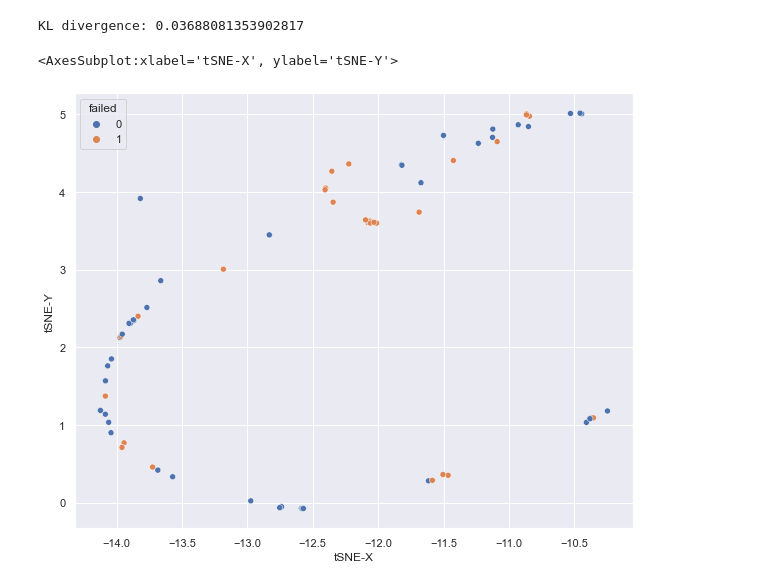
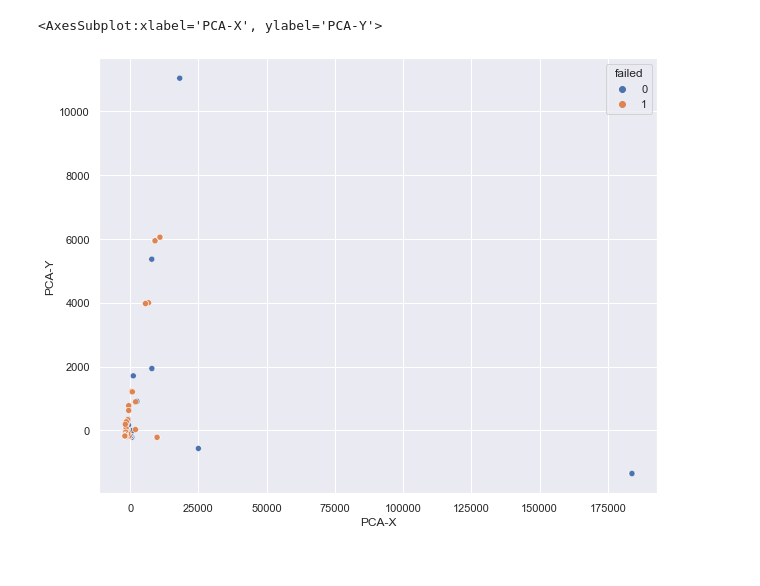
Before and after one commit to vipin-bs/predictive-testing, a Jupyter notebook: resources/ptesting_spark_model.ipynb, the cells around one changed output. Drawn from its saved outputs; the diff is of its cells as text; code cells hidden in the pictures.

```diff
--- a/resources/ptesting_spark_model.ipynb
+++ b/resources/ptesting_spark_model.ipynb
@@ -216,10 +209,0 @@ columns_selected = columns_correlated[0:6]
-# %%
-from sklearn.decomposition import PCA
-pca = PCA(n_components=2)
-_X = pca.fit_transform(X[columns_selected])
-_X = pd.DataFrame({'PCA-X': _X[:, 0], 'PCA-Y': _X[:, 1], 'failed': y})
-
-import matplotlib.pyplot as plt
-import seaborn as sns
-fig = plt.figure(figsize=(10, 8))
-sns.scatterplot(data=_X, x='PCA-X', y='PCA-Y', hue='failed', ax=fig.gca())
@@ -229,18 +210,18 @@ sns.scatterplot(data=_X, x='PCA-X', y='PCA-Y', hue='failed', ax=fig.gca())
-# %%
-# One of non-linear embedding in sklearn
-from sklearn.manifold import TSNE
-
-tsne = TSNE(n_components=2, random_state=0, perplexity=50, n_iter=1000)
-sampled_pdf = pdf.sample(n=100, random_state=0)
-tf = tsne.fit_transform(sampled_pdf[columns_selected])
-_X = pd.DataFrame({'tSNE-X': tf[:, 0], 'tSNE-Y': tf[:, 1], 'failed': sampled_pdf['failed']})
-print('KL divergence: {}'.format(tsne.kl_divergence_))
-
-import matplotlib.pyplot as plt
-import seaborn as sns
-fig = plt.figure(figsize=(10, 8))
-sns.scatterplot(data=_X, x='tSNE-X', y='tSNE-Y', hue='failed', ax=fig.gca())
-# %% [output]
-KL divergence: 0.03688081353902817
-<AxesSubplot:xlabel='tSNE-X', ylabel='tSNE-Y'>
-[figure, removed]
+# %%
+X_selected = X[columns_selected]
+# %%
+def to_pca(X, y, target):
+    from sklearn.decomposition import PCA
+    pca = PCA(n_components=2)
+    _X = pca.fit_transform(X)
+    _X = pd.DataFrame({'PCA-X': _X[:, 0], 'PCA-Y': _X[:, 1], target: y})
+
+    import matplotlib.pyplot as plt
+    import seaborn as sns
+    fig = plt.figure(figsize=(10, 8))
+    return sns.scatterplot(data=_X, x='PCA-X', y='PCA-Y', hue=target, ax=fig.gca())
+# %%
+to_pca(X_selected, y, target='failed')
+# %% [output]
+<AxesSubplot:xlabel='PCA-X', ylabel='PCA-Y'>
+[figure, added]
```
Also changed, not shown: parts of 32 cells of this notebook, 1 other file.
